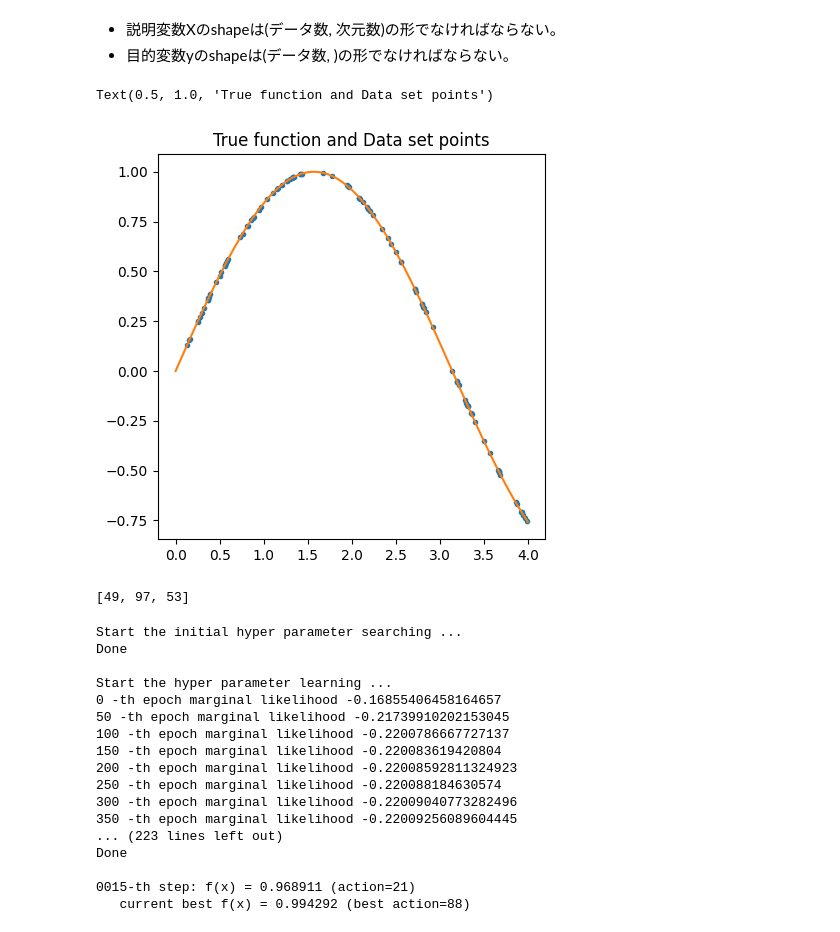
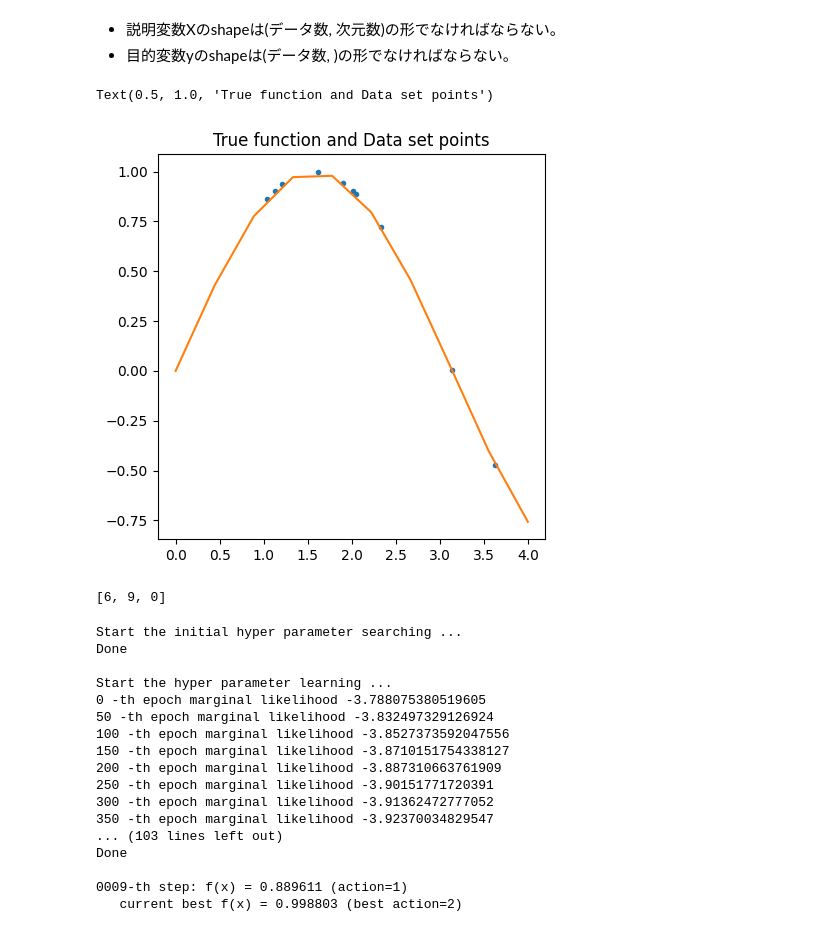
Before and after one commit to NaokiY20/PHYSBO_test, a Jupyter notebook: workspace/PHYSBO/my_physbo.ipynb, the cells around one changed output. Cells and saved outputs as stored; diff of their text form; code cells hidden in the pictures.

```diff
--- a/workspace/PHYSBO/my_physbo.ipynb
+++ b/workspace/PHYSBO/my_physbo.ipynb
@@ -15,20 +15,20 @@ def func(x):
 # %%
 # データセットの作成
 x_range = (0,4)
-x_len = 100 # xの個数
+x_len = 10 # xの個数
 X = np.array([random.uniform(x_range[0],x_range[1]) for i in range(x_len)])
 X=X.reshape(-1,1)
 y = func(X)
 # %%
 plt.figure(figsize=(5,5))
 
 plt.plot(X, y, ".")
-plt.plot(np.linspace(x_range[0],x_range[1],100),func(np.linspace(x_range[0],x_range[1],100)))
+plt.plot(np.linspace(x_range[0],x_range[1],x_len),func(np.linspace(x_range[0],x_range[1],x_len)))
 
 plt.title("True function and Data set points")
 # %% [output]
 Text(0.5, 1.0, 'True function and Data set points')
-[figure, old version]
+[figure, new version]
 # %%
 # ランダムサーチを行う。
 
@@ -37,7 +37,7 @@ calculated_ids = random.sample(range(y.size), 3)
 print(calculated_ids)
 y_initial = y[calculated_ids]
 # %% [output]
-[49, 97, 53]
+[6, 9, 0]
 # %%
 # policyのセット
 policy = physbo.search.discrete.policy(test_X=physbo.misc.centering(X), initial_data=[calculated_ids, y_initial])
@@ -49,25 +49,25 @@ class simulator:
     def __call__(self, action):
         return y[action]
 # %%
-res = policy.bayes_search(max_num_probes=x_len//8, simulator=simulator(), score="TS", interval=1,  num_rand_basis = 5000)
+res = policy.bayes_search(max_num_probes=x_len-(3+1), simulator=simulator(), score="TS", interval=1,  num_rand_basis = 5000)
 # %% [output]
 Start the initial hyper parameter searching ...
 Done
 
 Start the hyper parameter learning ...
-0 -th epoch marginal likelihood -0.16855406458164657
-50 -th epoch marginal likelihood -0.21739910202153045
-100 -th epoch marginal likelihood -0.2200786667727137
-150 -th epoch marginal likelihood -0.220083619420804
-200 -th epoch marginal likelihood -0.22008592811324923
-250 -th epoch marginal likelihood -0.220088184630574
-300 -th epoch marginal likelihood -0.22009040773282496
-350 -th epoch marginal likelihood -0.22009256089604445
-... (223 lines left out)
+0 -th epoch marginal likelihood -3.788075380519605
+50 -th epoch marginal likelihood -3.832497329126924
+100 -th epoch marginal likelihood -3.8527373592047556
+150 -th epoch marginal likelihood -3.8710151754338127
+200 -th epoch marginal likelihood -3.887310663761909
+250 -th epoch marginal likelihood -3.90151771720391
+300 -th epoch marginal likelihood -3.91362472777052
+350 -th epoch marginal likelihood -3.92370034829547
+... (103 lines left out)
 Done
 
-0015-th step: f(x) = 0.968911 (action=21)
-   current best f(x) = 0.994292 (best action=88)
+0009-th step: f(x) = 0.889611 (action=1)
+   current best f(x) = 0.998803 (best action=2)
 # %%
 # 探索点
 plt.plot(res.fx[0:res.total_num_search],".")
```
Also changed, not shown: parts of 6 cells of this notebook, 1 other file.
